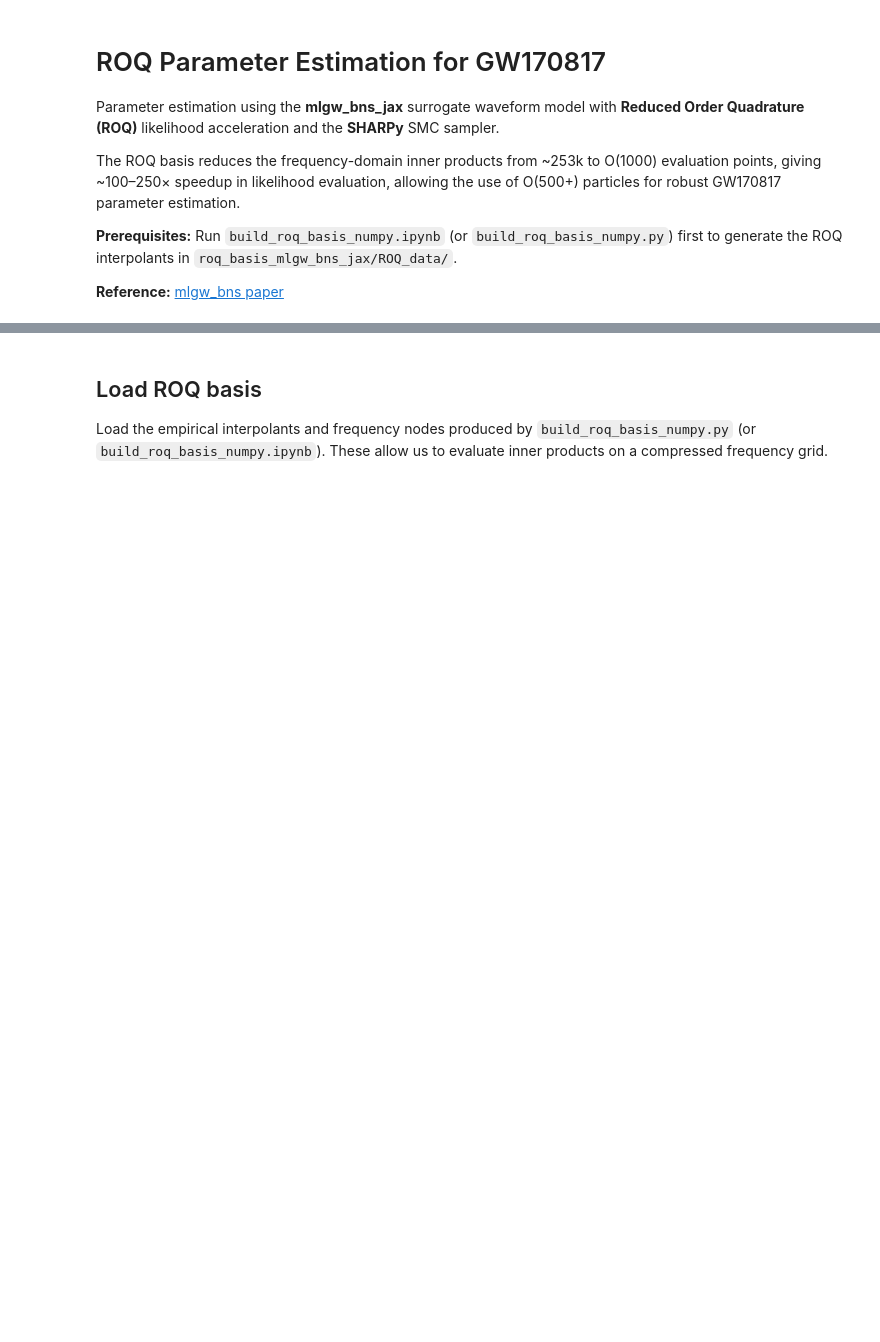
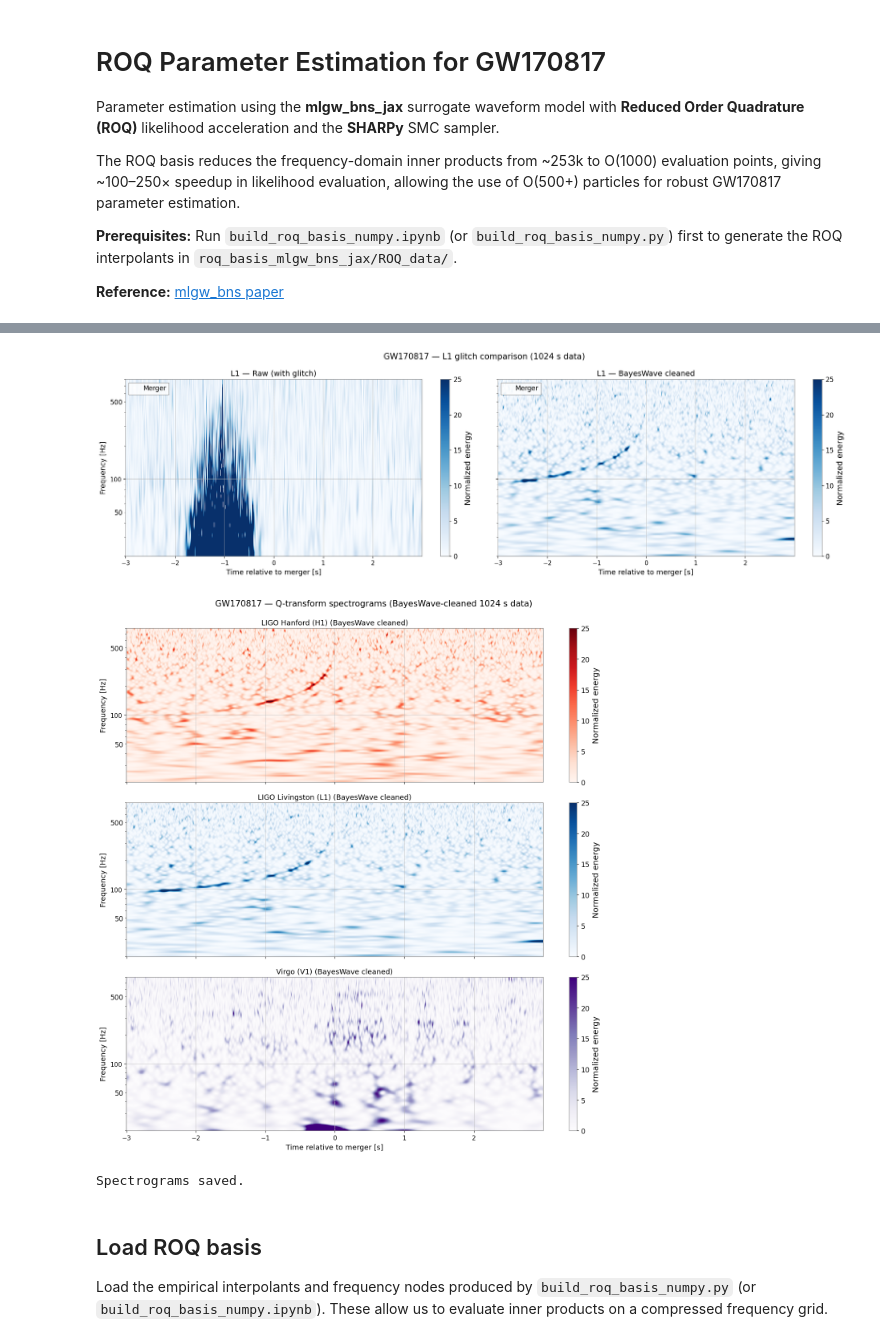
Before and after one commit to saulo-albuquerque-phys/mlgw_bns_jax, a Jupyter notebook: roq_pe_mlgw_bns_jax.ipynb, the cells around one changed output, grey strips where cells are left out. Cells and saved outputs as stored; diff of their text form; code cells hidden in the pictures; blank space fills up the shorter version.

```diff
--- a/roq_pe_mlgw_bns_jax.ipynb
+++ b/roq_pe_mlgw_bns_jax.ipynb
@@ -21,7 +21,7 @@ IGWN  = os.path.exists("/cvmfs/oasis.opensciencegrid.org")
 REPO_DIR = "/content/mlgw_bns_jax" if COLAB else os.getcwd()
 
 REPO_GIT    = "https://github.com/saulo-albuquerque-phys/mlgw_bns_jax.git"
-REPO_BRANCH = "blackjax_ns_gw_pe"
+REPO_BRANCH = "copilot/add-reduced-order-quadrature-model"
 SHARPY_GIT  = "https://github.com/gabrieledemasi/sharpy.git"
 
 if COLAB:
@@ -301,3 +345,76 @@ print(f"Network built in {time.time() - t0:.2f} s")
+# %%
+from gwpy.timeseries import TimeSeries
+import matplotlib.pyplot as plt
+
+MERGER_GPS = TRIGGER_TIME
+WINDOW = 6.0
+T_START_PLOT = MERGER_GPS - WINDOW / 2
+T_END_PLOT   = MERGER_GPS + WINDOW / 2
+F_MIN, F_MAX = 20.0, 800.0
+Q_RANGE = (4, 64)
+
+DET_COLORS = {"H1": "Reds", "L1": "Blues", "V1": "Purples"}
+DET_LABELS = {"H1": "LIGO Hanford (H1)", "L1": "LIGO Livingston (L1)", "V1": "Virgo (V1)"}
+
+def _qtransform(filepath):
+    strain = np.loadtxt(filepath, comments="#")
+    ts = TimeSeries(strain, sample_rate=SAMPLING_RATE, t0=DATA_START_GPS)
+    ts_w = ts.whiten(4, 2)
+    ts_c = ts_w.crop(T_START_PLOT - 1, T_END_PLOT + 1)
+    return ts_c.q_transform(frange=(F_MIN, F_MAX), qrange=Q_RANGE,
+                            outseg=(T_START_PLOT, T_END_PLOT), logf=True)
+
+# ── L1 raw vs cleaned comparison ─────────────────────────────────────
+raw_file = os.path.join(DATA_DIR,
+    f"L-L1_GWOSC_4KHZ_R1-{DATA_START_GPS}-{DATA_DURATION}.txt")
+
+if os.path.isfile(raw_file):
+    qt_raw = _qtransform(raw_file)
+    qt_cln = _qtransform(data_files["L1"])
+
+    fig, (ax1, ax2) = plt.subplots(1, 2, figsize=(20, 6), sharey=True)
+    for ax, qt, title in [(ax1, qt_raw, "L1 — Raw (with glitch)"),
+                           (ax2, qt_cln, "L1 — BayesWave cleaned")]:
+        pcm = ax.pcolormesh(qt.times.value - MERGER_GPS, qt.frequencies.value,
+                            qt.value.T, cmap="Blues", vmin=0, vmax=25)
+        ax.set_yscale("log"); ax.set_ylim(F_MIN, F_MAX)
+        ax.set_xlabel("Time relative to merger [s]", fontsize=13)
+        ax.set_title(title, fontsize=14)
+        ax.axvline(0, color="white", ls="--", lw=1, alpha=0.7, label="Merger")
+        ax.legend(loc="upper left"); ax.tick_params(labelsize=11)
+        fig.colorbar(pcm, ax=ax).set_label("Normalized energy")
+    ax1.set_ylabel("Frequency [Hz]", fontsize=13)
+    fig.suptitle("GW170817 — L1 glitch comparison (1024 s data)", fontsize=15)
+    fig.tight_layout()
+    fig.savefig(os.path.join(OUTDIR, f"{LABEL}_L1_comparison.png"), dpi=150)
+    plt.show()
+else:
+    print(f"Raw L1 file not found ({raw_file}) — skipping glitch comparison.")
+
+# ── All detectors cleaned ────────────────────────────────────────────
+fig, axes = plt.subplots(3, 1, figsize=(14, 14), sharex=True)
+for ax, det in zip(axes, ["H1", "L1", "V1"]):
+    qt = _qtransform(data_files[det])
+    pcm = ax.pcolormesh(qt.times.value - MERGER_GPS, qt.frequencies.value,
+                        qt.value.T, cmap=DET_COLORS[det], vmin=0, vmax=25)
+    ax.set_yscale("log"); ax.set_ylim(F_MIN, F_MAX)
+    ax.set_ylabel("Frequency [Hz]", fontsize=13)
+    ax.set_title(f"{DET_LABELS[det]} (BayesWave cleaned)", fontsize=13)
+    ax.tick_params(labelsize=11)
+    ax.axvline(0, color="white", ls="--", lw=1, alpha=0.7)
+    fig.colorbar(pcm, ax=ax).set_label("Normalized energy")
+axes[-1].set_xlabel("Time relative to merger [s]", fontsize=13)
+fig.suptitle("GW170817 — Q-transform spectrograms (BayesWave-cleaned 1024 s data)",
+             fontsize=15, y=0.995)
+fig.tight_layout()
+fig.savefig(os.path.join(OUTDIR, f"{LABEL}_qtransform_all.png"), dpi=150)
+plt.show()
+
+print("Spectrograms saved.")
+# %% [output]
+[figure, added]
+[figure, added]
+Spectrograms saved.
 # %% [markdown]
 ## Load ROQ basis
 
```
Also changed, not shown: parts of 7 cells of this notebook.
